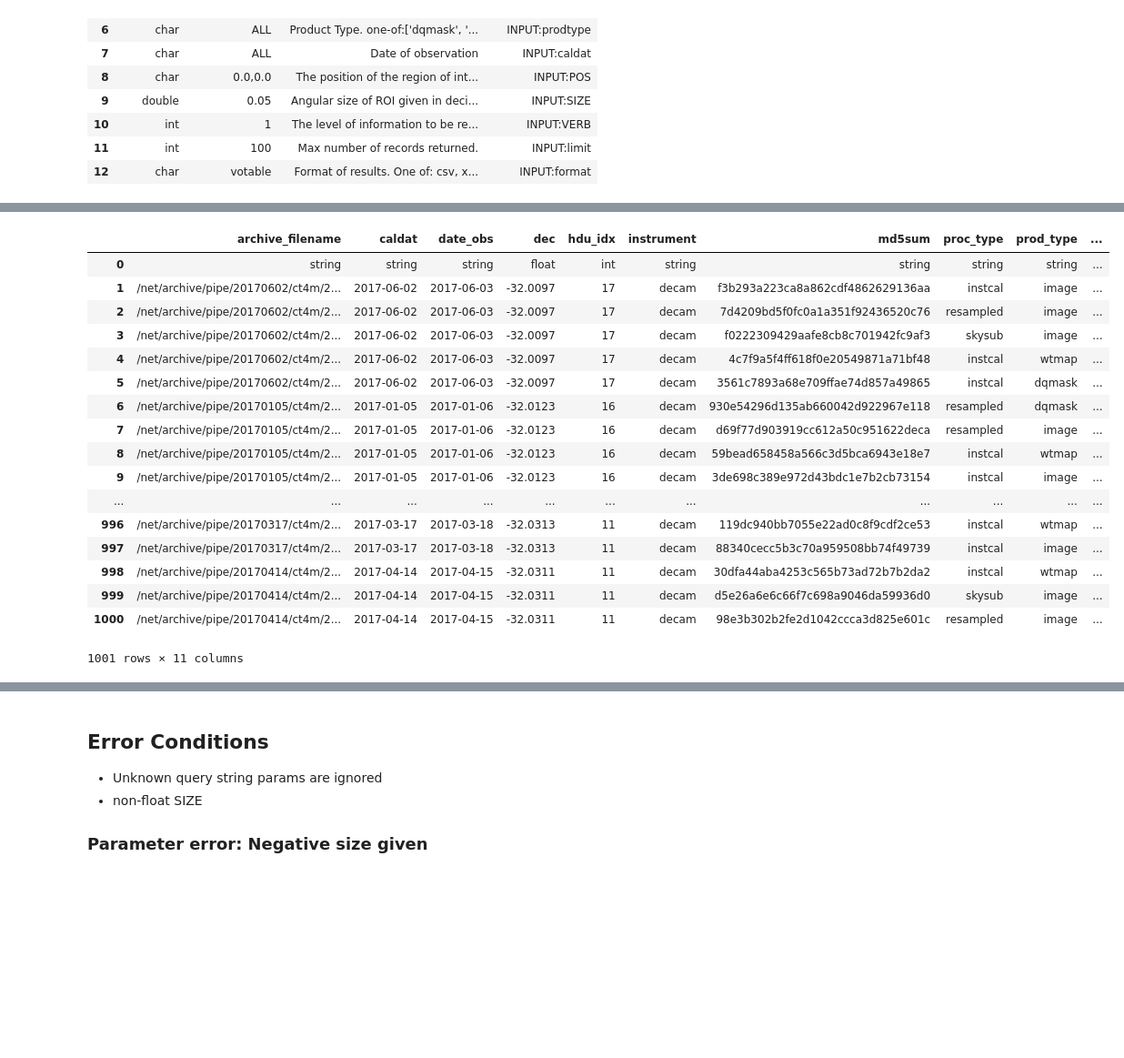
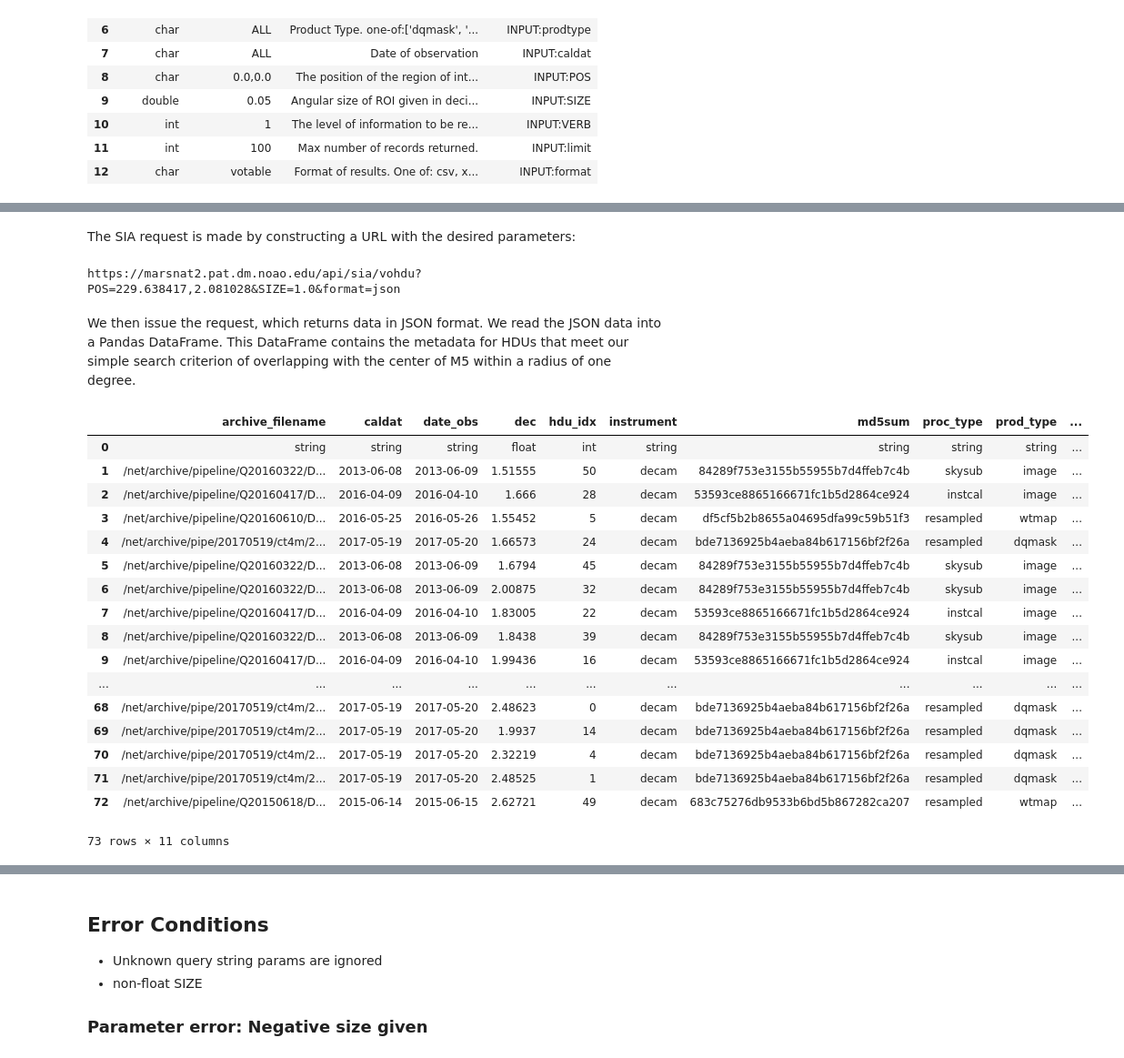
Before and after one commit to NOAO/nat-nb, a Jupyter notebook: sia.ipynb, the cells around one changed output, grey strips where cells are left out. Shown at 91% size. Saved outputs shown, nothing was run; the diff lists cells and outputs as text; code cells hidden in the pictures; blank space fills up the shorter version.

```diff
--- a/sia.ipynb
+++ b/sia.ipynb
@@ -44,13 +40,21 @@ import pandas as pd
 import matplotlib.pyplot as plt
 import matplotlib
 import numpy as np
+from astropy.io import fits
 import astropy.io.fits as pyfits
 import astropy.utils as autils
 import requests
 import json
 from pprint import pprint as pp
+from astropy.coordinates import name_resolve
+from astropy import units as u
+from astropy.coordinates import SkyCoord
+from astropy.wcs import WCS
 
 print(f'Using Python version: {sys.version}')
+with open ("requirements.txt", "r") as f:
+    data=f.readlines()
+print(f'This Jupyter Notebook uses (some of) these packages:\n\n{"".join(data)}')
 # %% [output]
 Using Python version: 3.6.9 (default, Nov  7 2019, 10:44:02)
 [GCC 8.3.0]
@@ -95,22 +121,31 @@ pd.read_json(json.dumps(requests.get(f'{baseurl}/vohdu?FORMAT=METADATA&format=js
+# %% [markdown]
+The SIA request is made by constructing a URL with the desired parameters:
+# %%
+sia_request = f'{baseurl}/vohdu?POS={ra},{dec}&SIZE={size}&format=json'
+print(sia_request)
+# %% [output]
+https://marsnat2.pat.dm.noao.edu/api/sia/vohdu?POS=229.638417,2.081028&SIZE=1.0&format=json
+# %% [markdown]
+We then issue the request, which returns data in JSON format.  We read the JSON data into a Pandas DataFrame.  This DataFrame contains the metadata for HDUs that meet our simple search criterion of overlapping with the center of M5 within a radius of one degree.
 # %%
-sia_df = pd.read_json(json.dumps(requests.get(f'{baseurl}/vohdu?POS={ra},{dec}&SIZE={size}&limit=3&format=json').json()))
+sia_df = pd.read_json(json.dumps(requests.get(f'{baseurl}/vohdu?POS={ra},{dec}&SIZE={size}&format=json').json()))
 sia_df
 # %% [output]
 |  | archive_filename | caldat | date_obs | dec | hdu_idx | instrument | md5sum | proc_type | prod_type | ... |
 | 0 | string | string | string | float | int | string | string | string | string | ... |
-| 1 | /net/archive/pipe/20170602/ct4m/2... | 2017-06-02 | 2017-06-03 | -32.0097 | 17 | decam | f3b293a223ca8a862cdf4862629136aa | instcal | image | ... |
-| 2 | /net/archive/pipe/20170602/ct4m/2... | 2017-06-02 | 2017-06-03 | -32.0097 | 17 | decam | 7d4209bd5f0fc0a1a351f92436520c76 | resampled | image | ... |
-| 3 | /net/archive/pipe/20170602/ct4m/2... | 2017-06-02 | 2017-06-03 | -32.0097 | 17 | decam | f0222309429aafe8cb8c701942fc9af3 | skysub | image | ... |
-| 4 | /net/archive/pipe/20170602/ct4m/2... | 2017-06-02 | 2017-06-03 | -32.0097 | 17 | decam | 4c7f9a5f4ff618f0e20549871a71bf48 | instcal | wtmap | ... |
-| 5 | /net/archive/pipe/20170602/ct4m/2... | 2017-06-02 | 2017-06-03 | -32.0097 | 17 | decam | 3561c7893a68e709ffae74d857a49865 | instcal | dqmask | ... |
-| 6 | /net/archive/pipe/20170105/ct4m/2... | 2017-01-05 | 2017-01-06 | -32.0123 | 16 | decam | 930e54296d135ab660042d922967e118 | resampled | dqmask | ... |
-| 7 | /net/archive/pipe/20170105/ct4m/2... | 2017-01-05 | 2017-01-06 | -32.0123 | 16 | decam | d69f77d903919cc612a50c951622deca | resampled | image | ... |
-| 8 | /net/archive/pipe/20170105/ct4m/2... | 2017-01-05 | 2017-01-06 | -32.0123 | 16 | decam | 59bead658458a566c3d5bca6943e18e7 | instcal | wtmap | ... |
-| 9 | /net/archive/pipe/20170105/ct4m/2... | 2017-01-05 | 2017-01-06 | -32.0123 | 16 | decam | 3de698c389e972d43bdc1e7b2cb73154 | instcal | image | ... |
+| 1 | /net/archive/pipeline/Q20160322/D... | 2013-06-08 | 2013-06-09 | 1.51555 | 50 | decam | 84289f753e3155b55955b7d4ffeb7c4b | skysub | image | ... |
+| 2 | /net/archive/pipeline/Q20160417/D... | 2016-04-09 | 2016-04-10 | 1.666 | 28 | decam | 53593ce8865166671fc1b5d2864ce924 | instcal | image | ... |
+| 3 | /net/archive/pipeline/Q20160610/D... | 2016-05-25 | 2016-05-26 | 1.55452 | 5 | decam | df5cf5b2b8655a04695dfa99c59b51f3 | resampled | wtmap | ... |
+| 4 | /net/archive/pipe/20170519/ct4m/2... | 2017-05-19 | 2017-05-20 | 1.66573 | 24 | decam | bde7136925b4aeba84b617156bf2f26a | resampled | dqmask | ... |
+| 5 | /net/archive/pipeline/Q20160322/D... | 2013-06-08 | 2013-06-09 | 1.6794 | 45 | decam | 84289f753e3155b55955b7d4ffeb7c4b | skysub | image | ... |
+| 6 | /net/archive/pipeline/Q20160322/D... | 2013-06-08 | 2013-06-09 | 2.00875 | 32 | decam | 84289f753e3155b55955b7d4ffeb7c4b | skysub | image | ... |
+| 7 | /net/archive/pipeline/Q20160417/D... | 2016-04-09 | 2016-04-10 | 1.83005 | 22 | decam | 53593ce8865166671fc1b5d2864ce924 | instcal | image | ... |
+| 8 | /net/archive/pipeline/Q20160322/D... | 2013-06-08 | 2013-06-09 | 1.8438 | 39 | decam | 84289f753e3155b55955b7d4ffeb7c4b | skysub | image | ... |
+| 9 | /net/archive/pipeline/Q20160417/D... | 2016-04-09 | 2016-04-10 | 1.99436 | 16 | decam | 53593ce8865166671fc1b5d2864ce924 | instcal | image | ... |
 | ... | ... | ... | ... | ... | ... | ... | ... | ... | ... | ... |
-| 996 | /net/archive/pipe/20170317/ct4m/2... | 2017-03-17 | 2017-03-18 | -32.0313 | 11 | decam | 119dc940bb7055e22ad0c8f9cdf2ce53 | instcal | wtmap | ... |
-| 997 | /net/archive/pipe/20170317/ct4m/2... | 2017-03-17 | 2017-03-18 | -32.0313 | 11 | decam | 88340cecc5b3c70a959508bb74f49739 | instcal | image | ... |
-| 998 | /net/archive/pipe/20170414/ct4m/2... | 2017-04-14 | 2017-04-15 | -32.0311 | 11 | decam | 30dfa44aba4253c565b73ad72b7b2da2 | instcal | wtmap | ... |
-| 999 | /net/archive/pipe/20170414/ct4m/2... | 2017-04-14 | 2017-04-15 | -32.0311 | 11 | decam | d5e26a6e6c66f7c698a9046da59936d0 | skysub | image | ... |
-| 1000 | /net/archive/pipe/20170414/ct4m/2... | 2017-04-14 | 2017-04-15 | -32.0311 | 11 | decam | 98e3b302b2fe2d1042ccca3d825e601c | resampled | image | ... |
+| 68 | /net/archive/pipe/20170519/ct4m/2... | 2017-05-19 | 2017-05-20 | 2.48623 | 0 | decam | bde7136925b4aeba84b617156bf2f26a | resampled | dqmask | ... |
+| 69 | /net/archive/pipe/20170519/ct4m/2... | 2017-05-19 | 2017-05-20 | 1.9937 | 14 | decam | bde7136925b4aeba84b617156bf2f26a | resampled | dqmask | ... |
+| 70 | /net/archive/pipe/20170519/ct4m/2... | 2017-05-19 | 2017-05-20 | 2.32219 | 4 | decam | bde7136925b4aeba84b617156bf2f26a | resampled | dqmask | ... |
+| 71 | /net/archive/pipe/20170519/ct4m/2... | 2017-05-19 | 2017-05-20 | 2.48525 | 1 | decam | bde7136925b4aeba84b617156bf2f26a | resampled | dqmask | ... |
+| 72 | /net/archive/pipeline/Q20150618/D... | 2015-06-14 | 2015-06-15 | 2.62721 | 49 | decam | 683c75276db9533b6bd5b867282ca207 | resampled | wtmap | ... |
-1001 rows × 11 columns
+73 rows × 11 columns
```
Also changed, not shown: parts of 36 cells of this notebook, 2 other files.
